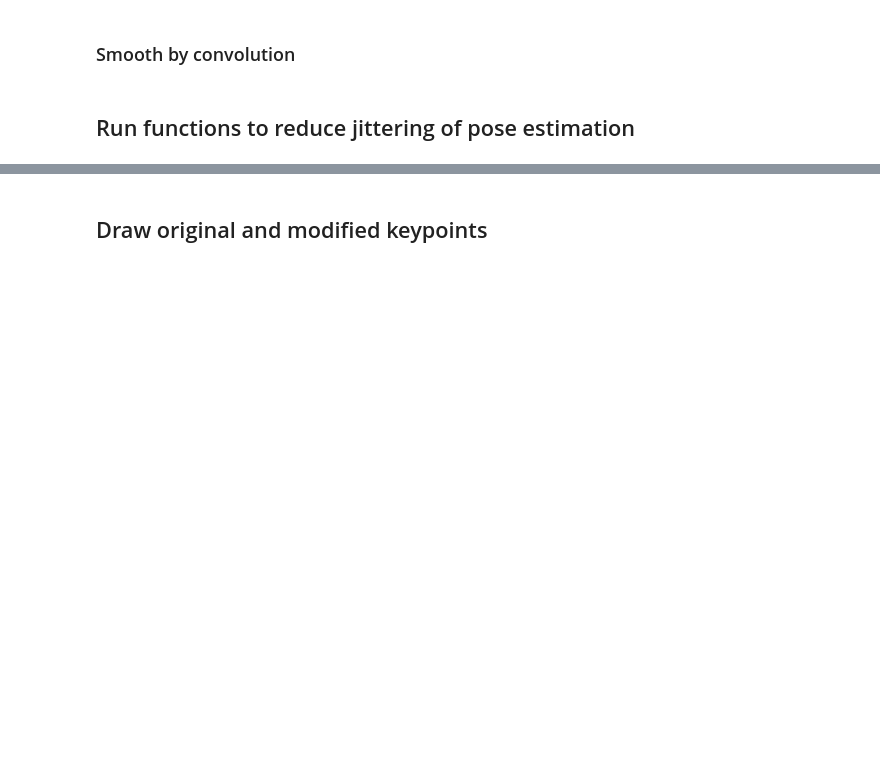
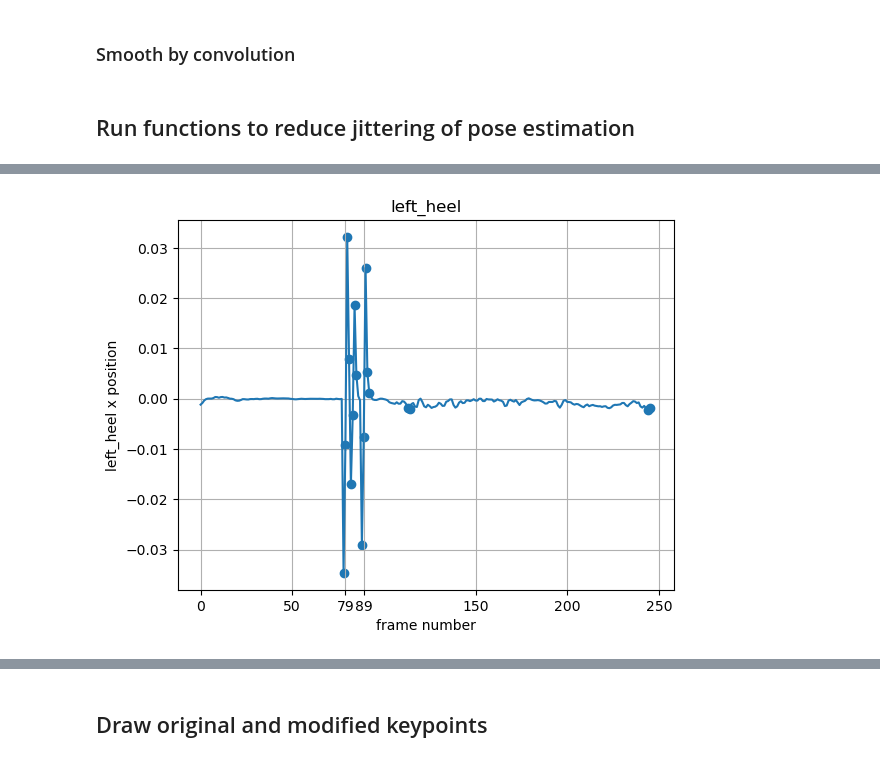
Before and after one commit to DerrickDDInAI/coding-art, a Jupyter notebook: core/models_3d/pose_estimation/pose_estimation.ipynb, the cells around one changed output, grey strips where cells are left out. Cells and saved outputs as stored; diff of their text form; code cells hidden in the pictures; blank space fills up the shorter version.

```diff
--- a/core/models_3d/pose_estimation/pose_estimation.ipynb
+++ b/core/models_3d/pose_estimation/pose_estimation.ipynb
@@ -252,8 +270,8 @@ def low_pass_filter(data, window_size):
             filtered_data.append(sum(data[i-window_size+1:i+1]) / window_size)
     return filtered_data
 
-# Example usage
-data = [1, 2, 3, 4, 5, 6]
-window_size = 3  # Size of the moving average window
-filtered_data = low_pass_filter(data, window_size)
-print(filtered_data)  # Output: [1, 1.5, 2.0, 3.0, 4.0, 5.0]
+# # Example usage
+# data = [1, 2, 3, 4, 5, 6]
+# window_size = 3  # Size of the moving average window
+# filtered_data = low_pass_filter(data, window_size)
+# print(filtered_data)  # Output: [1, 1.5, 2.0, 3.0, 4.0, 5.0]
@@ -311,10 +315,10 @@ def remove_outliers(data, m=2):
     filtered_data = data[abs(data - mean) <= m * std]
     return filtered_data
 
-# Example usage
-data = [1, 2, 3, 4, 5, 6, 7, 8, 9, 10]
-filtered_data = remove_outliers(data)
-print(filtered_data)  # Output: [1, 2, 3, 4, 5, 6, 7, 8, 9, 10]
+# # Example usage
+# data = [1, 2, 3, 4, 5, 6, 7, 8, 9, 10]
+# filtered_data = remove_outliers(data)
+# print(filtered_data)  # Output: [1, 2, 3, 4, 5, 6, 7, 8, 9, 10]
 # %% [markdown]
 In this example, the m parameter determines the number of standard deviations away from the mean that a point must be to be considered an outlier. A larger value of m will result in more points being removed, while a smaller value will result in fewer points being removed.
 
@@ -462,2 +471,24 @@ NameError: name 'plt' is not defined
+# %%
+gradient_test_data = np.gradient(test_data)
+
+outliers_idxs = find_outliers_idxs(gradient_test_data, m=0.3)
+
+# plot keypoint positions across landmarks
+
+plt.title(f"{KEYPOINT_STR}")
+plt.xlabel("frame number")
+plt.ylabel(f"{KEYPOINT_STR} {AXIS_STR} position")
+
+plt.plot(gradient_test_data)
+plt.scatter(outliers_idxs[0], gradient_test_data[outliers_idxs[0]])
+
+extraticks = [0, 50, 79, 89, 150, 200, 250] # outliers_idxs[0]
+# plt.xticks(list(plt.xticks()[0]) + extraticks)
+plt.xticks(extraticks)
+plt.grid()
+
+plt.show()
+# %% [output]
+[figure, added]
 # %%
 # np.std(test_data)/0.1
```
Also changed, not shown: parts of 20 cells of this notebook, 11 other files.
